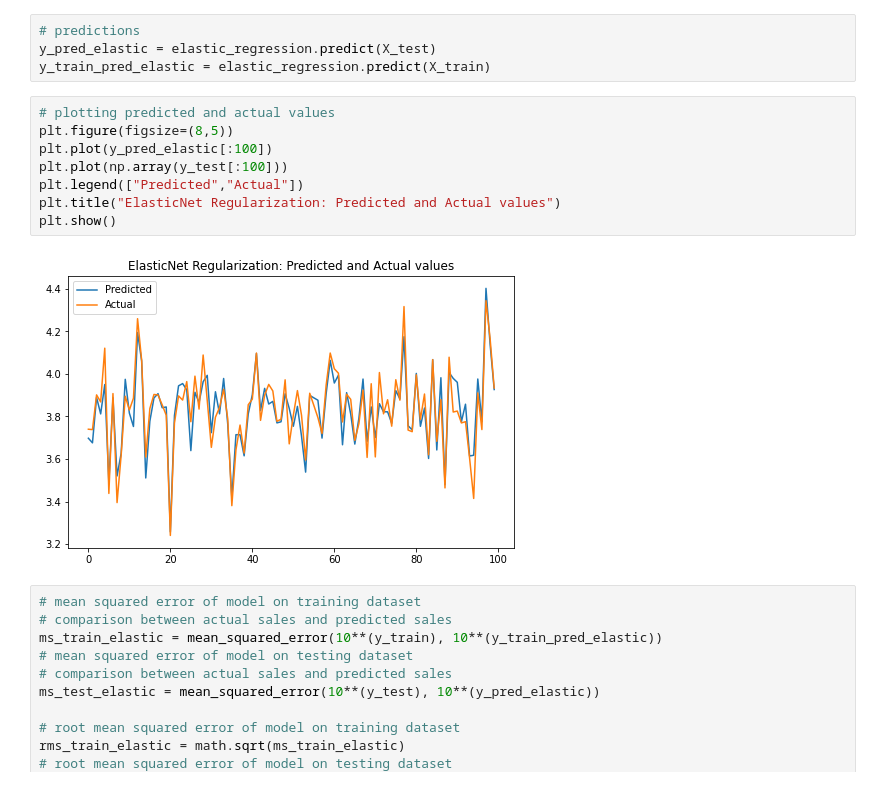
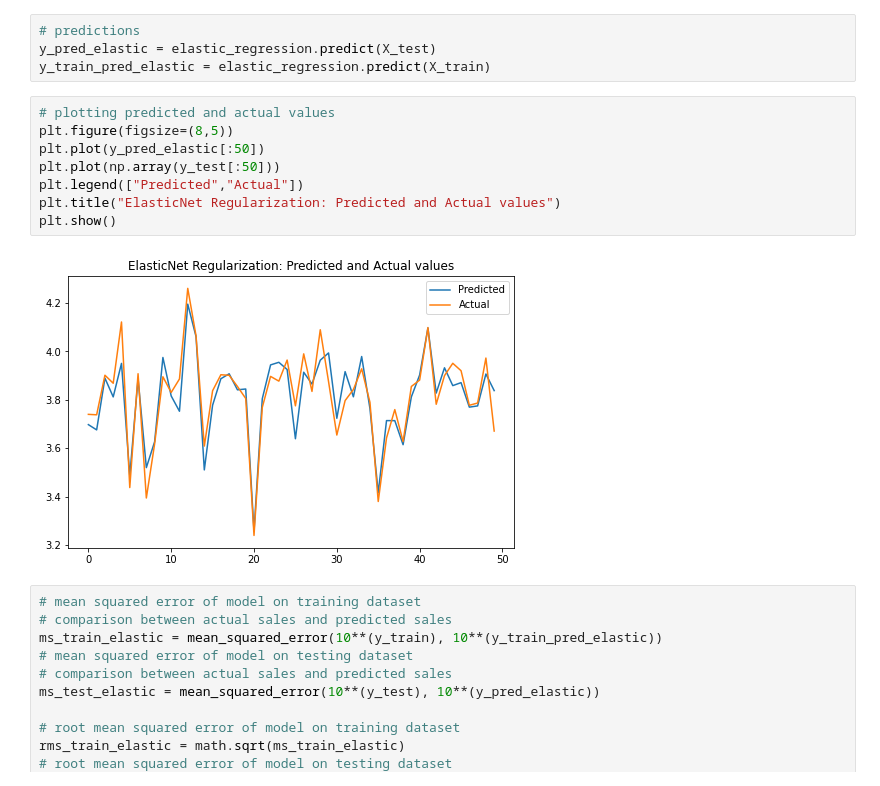
Before and after one commit to ParvezMakandar/Retail-Sales-Prediction_Using_Regression, a Jupyter notebook: Retail_Sales_Prediction_Capstone_Project.ipynb, the cells around one changed output. Cells and saved outputs as stored; diff of their text form.

Commit message:
Added some plot

```diff
--- a/Retail_Sales_Prediction_Capstone_Project.ipynb
+++ b/Retail_Sales_Prediction_Capstone_Project.ipynb
@@ -898,13 +959,13 @@ y_train_pred_elastic = elastic_regression.predict(X_train)
 # %%
 # plotting predicted and actual values
 plt.figure(figsize=(8,5))
-plt.plot(y_pred_elastic[:100])
-plt.plot(np.array(y_test[:100]))
+plt.plot(y_pred_elastic[:50])
+plt.plot(np.array(y_test[:50]))
 plt.legend(["Predicted","Actual"])
 plt.title("ElasticNet Regularization: Predicted and Actual values")
 plt.show()
 # %% [output]
-[figure, old version]
+[figure, new version]
 # %%
 # mean squared error of model on training dataset
 # comparison between actual sales and predicted sales
```
Also changed, not shown: parts of 32 cells of this notebook.
